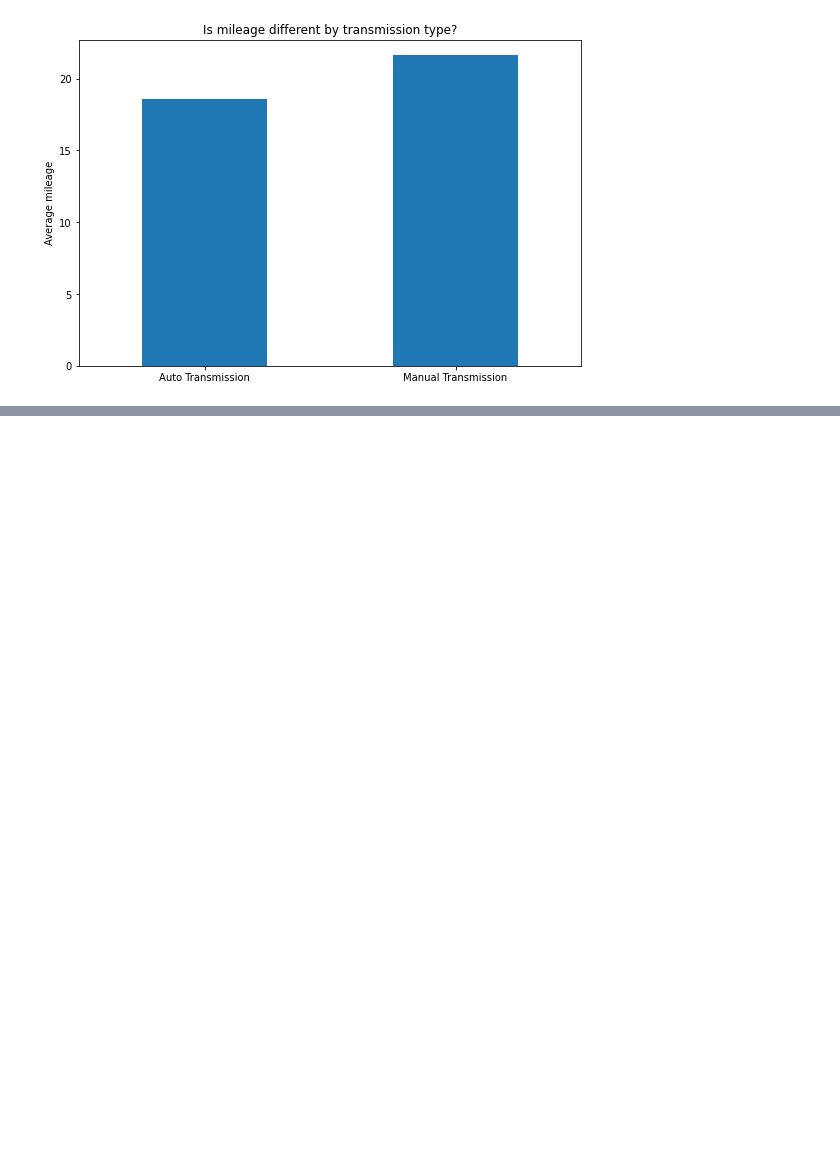
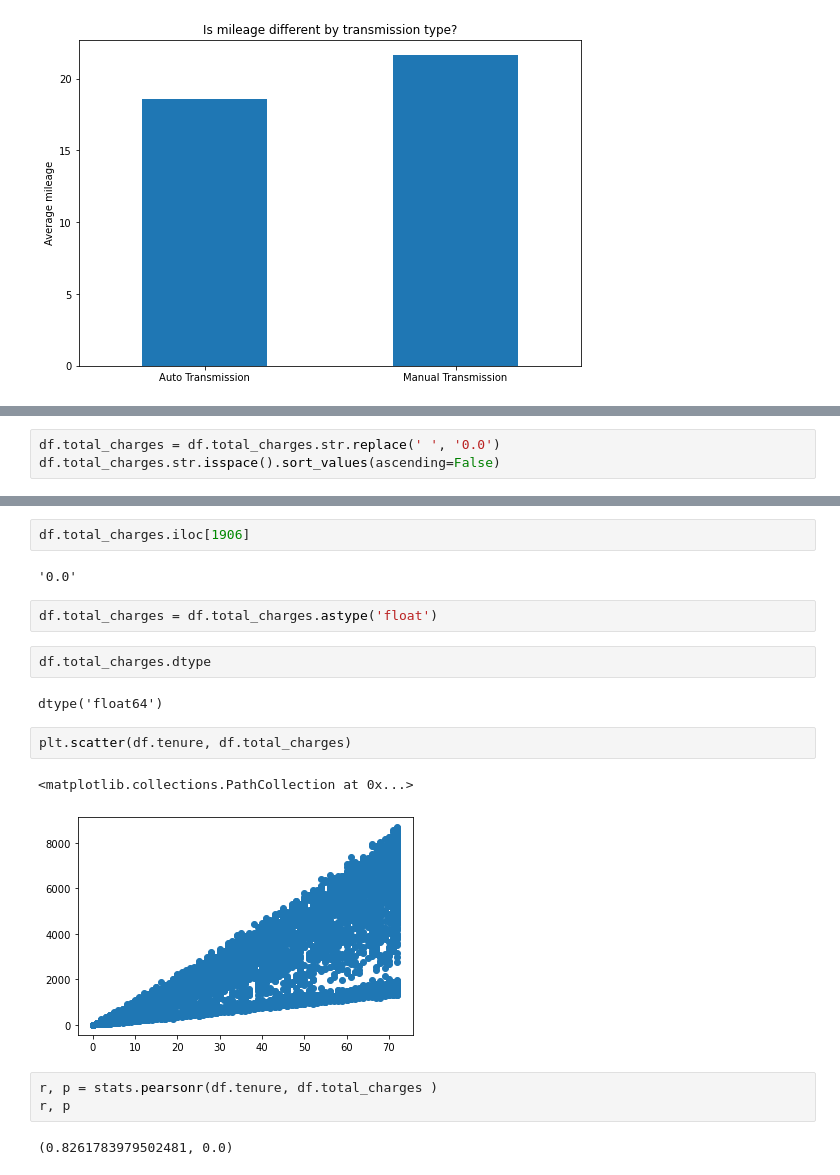
Before and after one commit to Yvette-Ibarra/statistics-exercises, a Jupyter notebook: hypothesis_testing.ipynb, the cells around one changed output, grey strips where cells are left out. Saved outputs shown, nothing was run; the diff lists cells and outputs as text; blank space fills up the shorter version.

```diff
--- a/hypothesis_testing.ipynb
+++ b/hypothesis_testing.ipynb
@@ -508,0 +626,3 @@ Text(0.5, 1.0, 'Is mileage different by transmission type?')
+# %%
+df.total_charges = df.total_charges.str.replace(' ', '0.0')
+df.total_charges.str.isspace().sort_values(ascending=False)
@@ -508,0 +642,20 @@ Text(0.5, 1.0, 'Is mileage different by transmission type?')
+# %%
+df.total_charges.iloc[1906]
+# %% [output]
+'0.0'
+# %%
+df.total_charges = df.total_charges.astype('float')
+# %%
+df.total_charges.dtype
+# %% [output]
+dtype('float64')
+# %%
+plt.scatter(df.tenure, df.total_charges)
+# %% [output]
+<matplotlib.collections.PathCollection at 0x...>
+[figure, added]
+# %%
+r, p = stats.pearsonr(df.tenure, df.total_charges )
+r, p
+# %% [output]
+(0.8261783979502481, 0.0)
```
Also changed, not shown: parts of 30 cells of this notebook.
